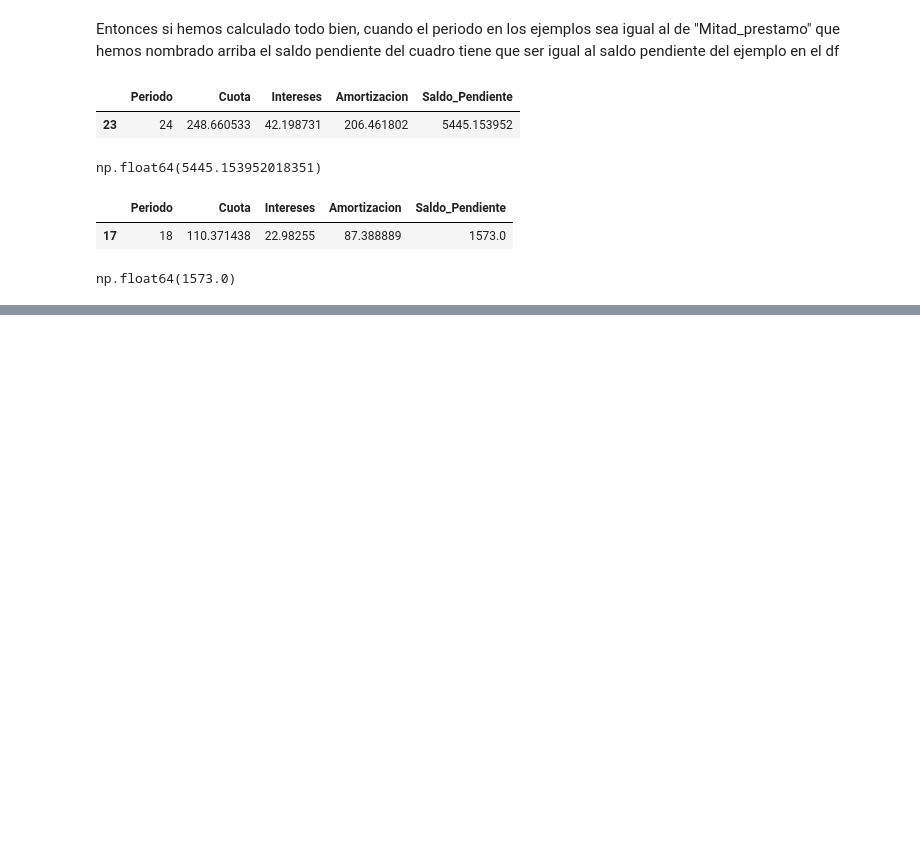
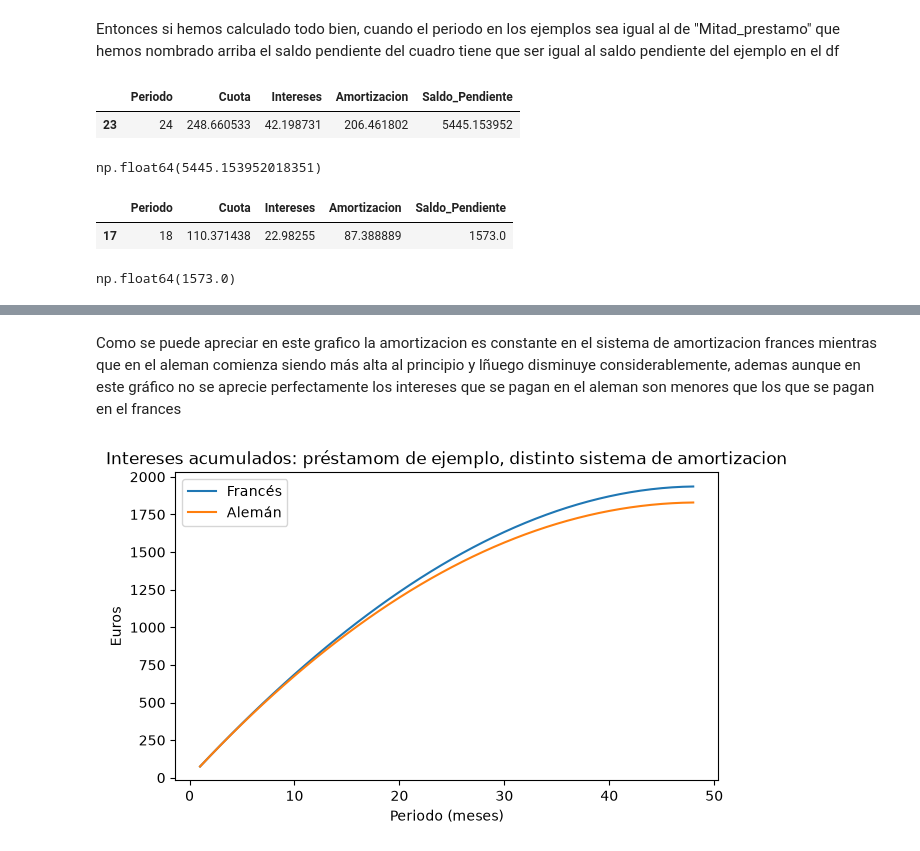
Before and after one commit to Guilleurre/Reto-05-Grupo-Verde-Oscuro, a Jupyter notebook: Calculo_de_amortizaciones.ipynb, the cells around one changed output, grey strips where cells are left out. Cells and saved outputs as stored; diff of their text form; code cells hidden in the pictures; blank space fills up the shorter version.

```diff
--- a/Calculo_de_amortizaciones.ipynb
+++ b/Calculo_de_amortizaciones.ipynb
@@ -303,0 +346,13 @@ np.float64(1573.0)
+# %% [markdown]
+Como se puede apreciar en este grafico la amortizacion es constante en el sistema de amortizacion frances mientras que en el aleman comienza siendo más alta al principio y lñuego disminuye considerablemente, ademas aunque en este gráfico no se aprecie perfectamente los intereses que se pagan en el aleman son menores que los que se pagan en el frances
+# %%
+plt.figure(figsize=(7, 4))
+plt.plot(cuadro_fr["Periodo"], cuadro_fr["Intereses"].cumsum(), label="Francés")
+plt.plot(cuadro_al["Periodo"], cuadro_al["Intereses"].cumsum(), label="Alemán")
+plt.title("Intereses acumulados: préstamom de ejemplo, distinto sistema de amortizacion")
+plt.xlabel("Periodo (meses)")
+plt.ylabel("Euros")
+plt.legend()
+plt.show()
+# %% [output]
+[figure, added]
```
Also changed, not shown: parts of 8 cells of this notebook.
